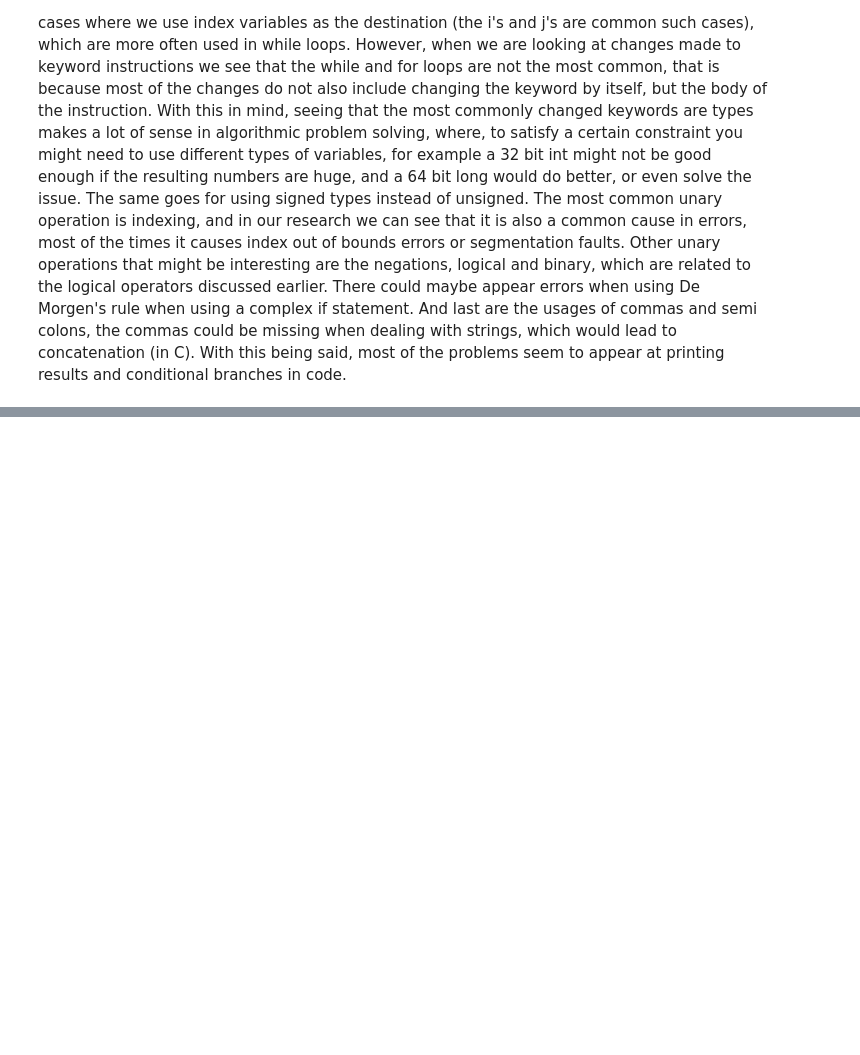
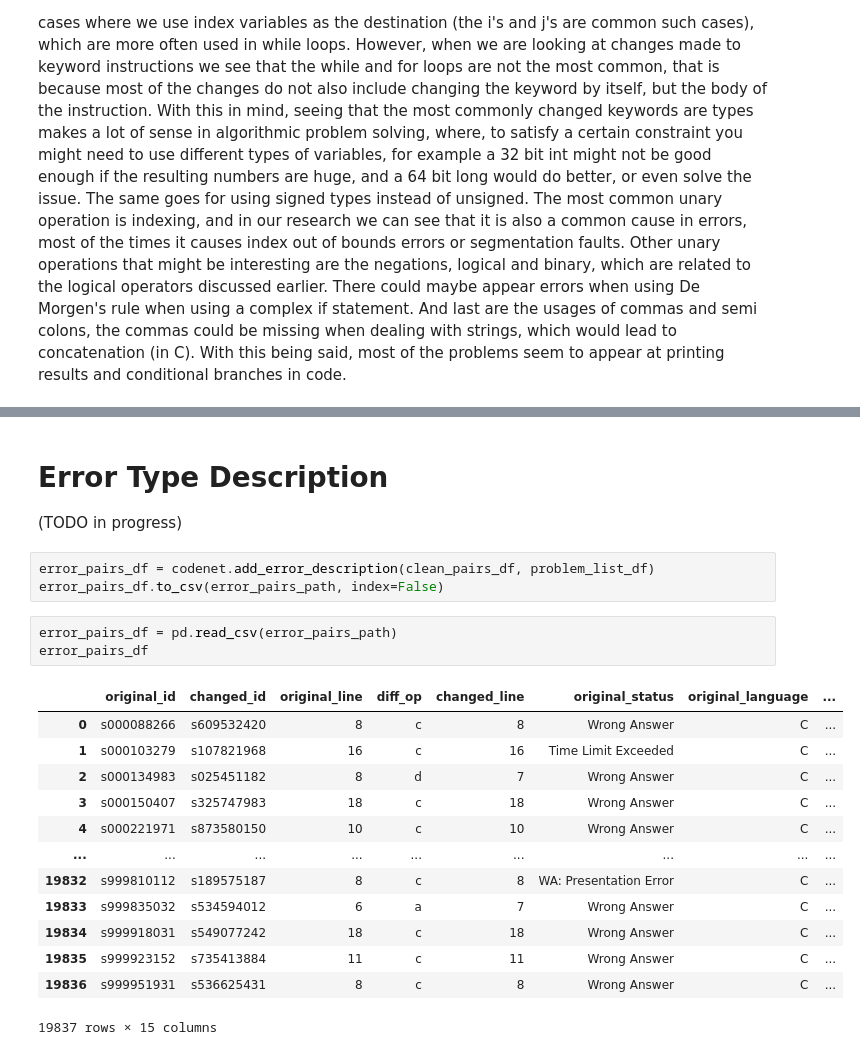
Before and after one commit to alexjercan/bug-detection, a Jupyter notebook: BugDetection.ipynb, the cells around one changed output, grey strips where cells are left out. Saved outputs shown, nothing was run; the diff lists cells and outputs as text; blank space fills up the shorter version.

Commit message:
added descriptions cells

```diff
--- a/BugDetection.ipynb
+++ b/BugDetection.ipynb
@@ -332,0 +363,24 @@ Name: tag, dtype: int64
+# %% [markdown]
+# Error Type Description
+
+(TODO in progress)
+# %%
+error_pairs_df = codenet.add_error_description(clean_pairs_df, problem_list_df)
+error_pairs_df.to_csv(error_pairs_path, index=False)
+# %%
+error_pairs_df = pd.read_csv(error_pairs_path)
+error_pairs_df
+# %% [output]
+|  | original_id | changed_id | original_line | diff_op | changed_line | original_status | original_language | ... |
+| 0 | s000088266 | s609532420 | 8 | c | 8 | Wrong Answer | C | ... |
+| 1 | s000103279 | s107821968 | 16 | c | 16 | Time Limit Exceeded | C | ... |
+| 2 | s000134983 | s025451182 | 8 | d | 7 | Wrong Answer | C | ... |
+| 3 | s000150407 | s325747983 | 18 | c | 18 | Wrong Answer | C | ... |
+| 4 | s000221971 | s873580150 | 10 | c | 10 | Wrong Answer | C | ... |
+| ... | ... | ... | ... | ... | ... | ... | ... | ... |
+| 19832 | s999810112 | s189575187 | 8 | c | 8 | WA: Presentation Error | C | ... |
+| 19833 | s999835032 | s534594012 | 6 | a | 7 | Wrong Answer | C | ... |
+| 19834 | s999918031 | s549077242 | 18 | c | 18 | Wrong Answer | C | ... |
+| 19835 | s999923152 | s735413884 | 11 | c | 11 | Wrong Answer | C | ... |
+| 19836 | s999951931 | s536625431 | 8 | c | 8 | Wrong Answer | C | ... |
+19837 rows × 15 columns
```
Also changed, not shown: parts of 13 cells of this notebook.
